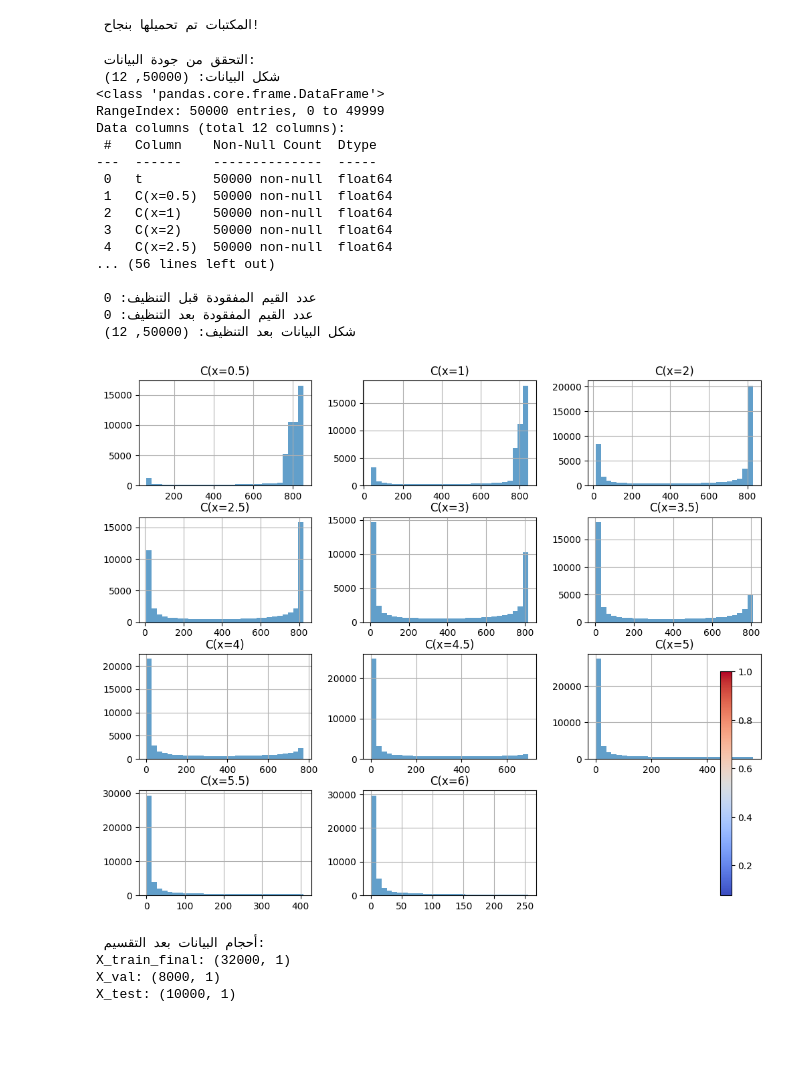
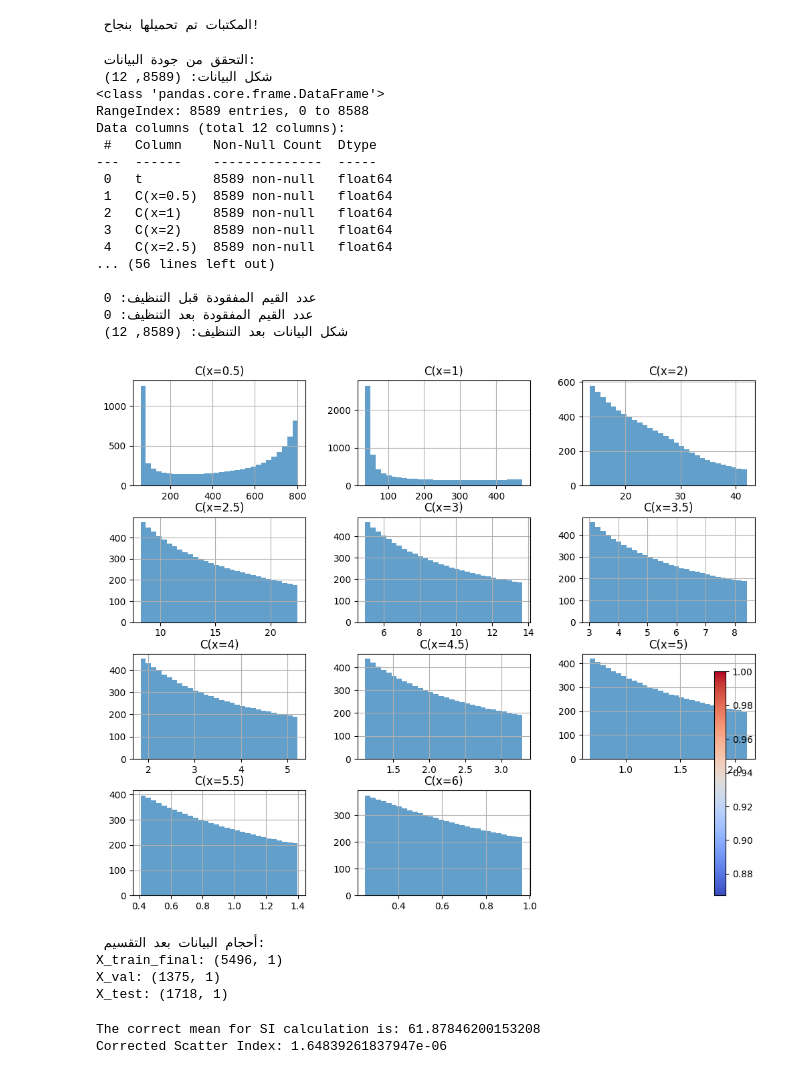
Before and after one commit to shambakey1/water_pollution, a Jupyter notebook: hybrid_model_and_others.ipynb, the cells around one changed output. Saved outputs shown, nothing was run; the diff lists cells and outputs as text; code cells hidden in the pictures; blank space fills up the shorter version.

```diff
--- a/hybrid_model_and_others.ipynb
+++ b/hybrid_model_and_others.ipynb
@@ -42,7 +42,7 @@ print(" المكتبات تم تحميلها بنجاح!")
 # =========================
 # قراءة الداتا بالكامل
 # =========================
-df = pd.read_csv("4s.csv")
+df = pd.read_csv("C_vs_t_multi_x_50000.csv")
 
 # كل الأعمدة بعد الت هي الهدف — تلقائيًا
 target_cols = df.columns[1:]
@@ -135,42 +135,42 @@ X = df_clean[['t']].values
 y = df_clean[target_cols].values
 
 # قيم مفقودة بعد التنظيف؟
 if np.isnan(y).sum() > 0:
     imputer = SimpleImputer(strategy='mean')
     y = imputer.fit_transform(y)
 
 # Train/Test split
 X_train, X_test, y_train, y_test = train_test_split(
     X, y, test_size=0.2, random_state=42, shuffle=True
 )
 
 # Scaling
 scaler_X = StandardScaler()
 X_train_scaled = scaler_X.fit_transform(X_train)
 X_test_scaled = scaler_X.transform(X_test)
 
 scaler_y = StandardScaler()
 y_train_scaled = scaler_y.fit_transform(y_train)
 y_test_scaled = scaler_y.transform(y_test)
 # %% [output]
  التحقق من جودة البيانات:
- شكل البيانات: (50000, 12)
+ شكل البيانات: (8589, 12)
 <class 'pandas.core.frame.DataFrame'>
-RangeIndex: 50000 entries, 0 to 49999
+RangeIndex: 8589 entries, 0 to 8588
 Data columns (total 12 columns):
  #   Column    Non-Null Count  Dtype
 ---  ------    --------------  -----
- 0   t         50000 non-null  float64
- 1   C(x=0.5)  50000 non-null  float64
- 2   C(x=1)    50000 non-null  float64
- 3   C(x=2)    50000 non-null  float64
- 4   C(x=2.5)  50000 non-null  float64
+ 0   t         8589 non-null   float64
+ 1   C(x=0.5)  8589 non-null   float64
+ 2   C(x=1)    8589 non-null   float64
+ 3   C(x=2)    8589 non-null   float64
+ 4   C(x=2.5)  8589 non-null   float64
 ... (56 lines left out)
 
  عدد القيم المفقودة قبل التنظيف: 0
  عدد القيم المفقودة بعد التنظيف: 0
- شكل البيانات بعد التنظيف: (50000, 12)
+ شكل البيانات بعد التنظيف: (8589, 12)
-[figure, old version]
+[figure, new version]
 # %%
 # =========================
 # تقسيم Train إلى Train + Validation
@@ -189,9 +189,22 @@ print("X_val:", X_val.shape)
 print("X_test:", X_test_scaled.shape)
 # %% [output]
  أحجام البيانات بعد التقسيم:
-X_train_final: (32000, 1)
-X_val: (8000, 1)
-X_test: (10000, 1)
+X_train_final: (5496, 1)
+X_val: (1375, 1)
+X_test: (1718, 1)
+# %%
+# THIS CELL IS NOT IMPORTANT. IT WAS JUST DONE TO CALCULATE THE CORRECT MEAN OF
+# Assuming your dataframe is named df_clean as per the notebook
+
+correct_mean = y_test.mean()
+print(f"The correct mean for SI calculation is: {correct_mean}")
+
+# Then use your known RMSE
+manual_si = 0.000102 / correct_mean
+print(f"Corrected Scatter Index: {manual_si}")
+# %% [output]
+The correct mean for SI calculation is: 61.87846200153208
+Corrected Scatter Index: 1.64839261837947e-06
 # %%
 # =========================
 # تعريف المقاييس (Metrics)
```
Also changed, not shown: parts of 8 cells of this notebook.
